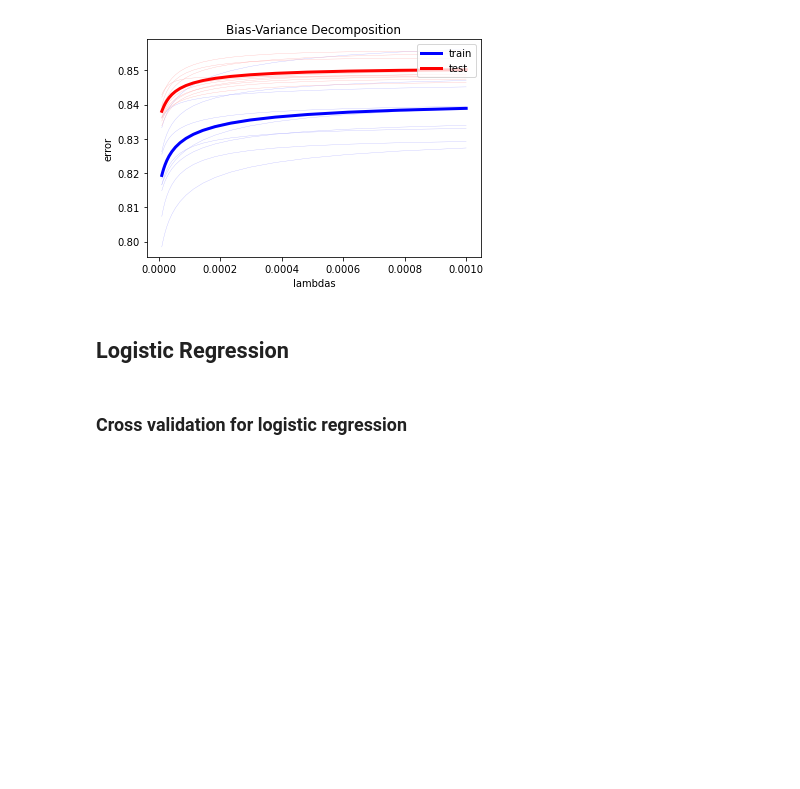
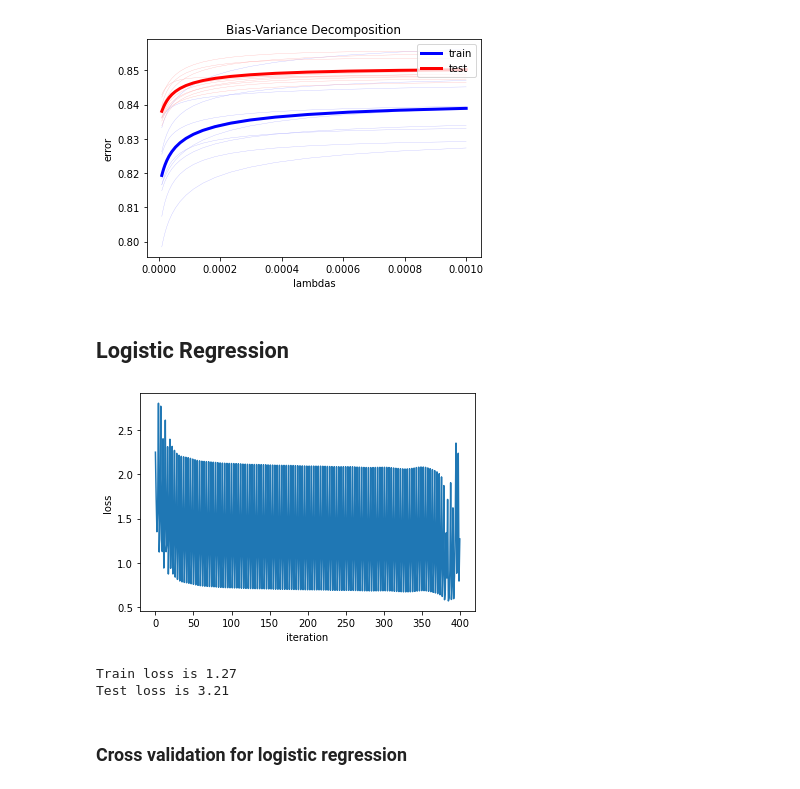
Before and after one commit to SonyaBlinova/ml-project-1-SES, a Jupyter notebook: project1.ipynb, the cells around one changed output. Cells and saved outputs as stored; diff of their text form; code cells hidden in the pictures; blank space fills up the shorter version.

```diff
--- a/project1.ipynb
+++ b/project1.ipynb
@@ -245,14 +245,18 @@ bias_variance_demo()
 # %% [markdown]
 ## Logistic Regression
 # %%
-max_iters = 3000
-gamma = 0.01
+max_iters = 400
+gamma = 1.0
 initial_w = np.random.rand((x_train.shape[1]))
 
 w, loss = logistic_regression(y_train, x_train, initial_w, max_iters, gamma, plot_loss = True)
 test_loss = compute_mse(y_test, x_test, w)
 print("Train loss is {:.2f}".format(loss))
 print("Test loss is {:.2f}".format(test_loss))
+# %% [output]
+[figure, added]
+Train loss is 1.27
+Test loss is 3.21
 # %% [markdown]
 ### Cross validation for logistic regression
 # %%
```
Also changed, not shown: parts of 10 cells of this notebook, 2 other files.
